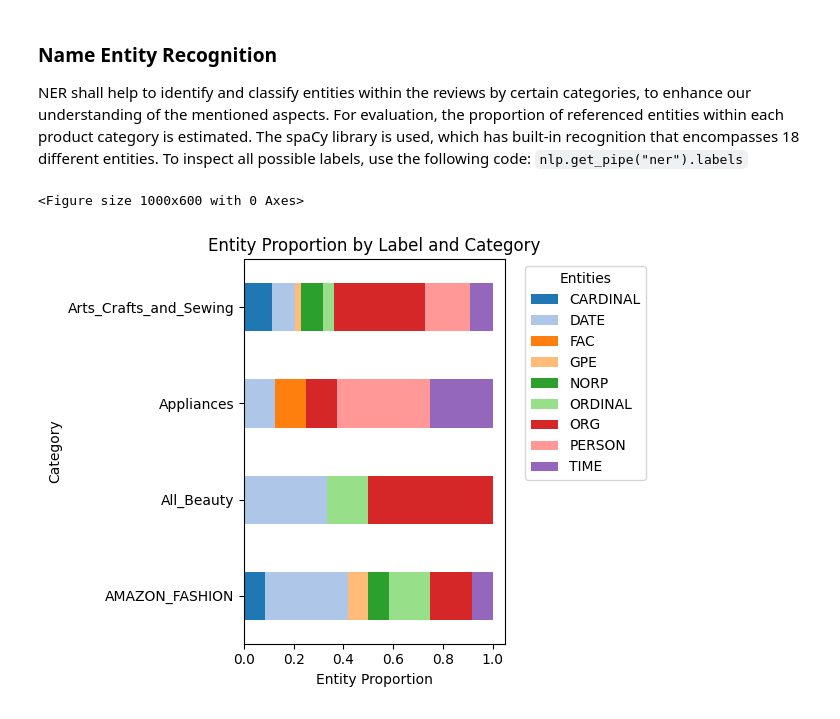
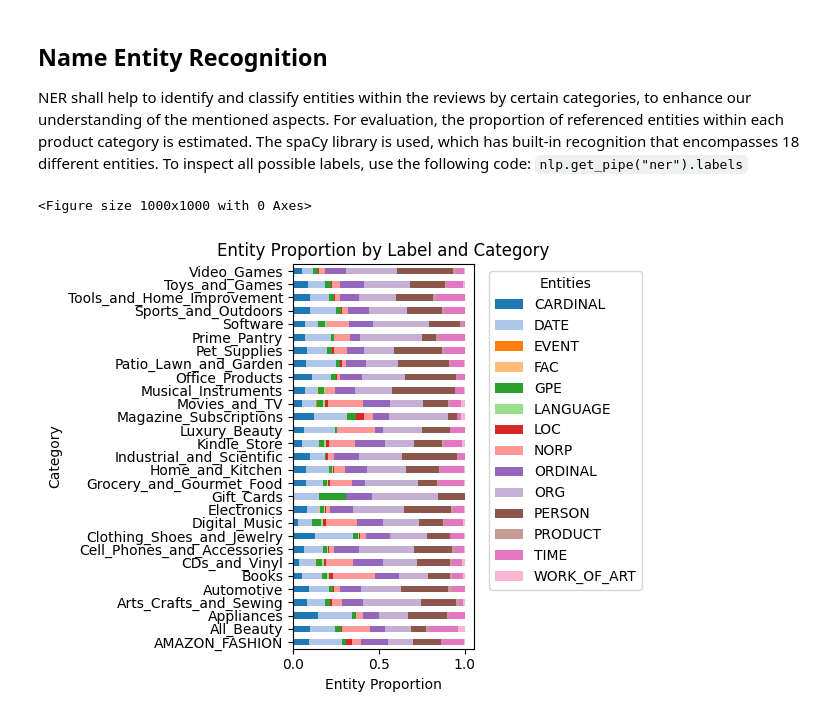
Before and after one commit to mkleinegger/amazon-reviews-sentinent-analysis, a Jupyter notebook: 3.3_analysis.ipynb, the cells around one changed output. Cells and saved outputs as stored; diff of their text form; code cells hidden in the pictures.

```diff
--- a/3.3_analysis.ipynb
+++ b/3.3_analysis.ipynb
@@ -13,8 +15,9 @@ from pyspark.sql.types import StringType, MapType
 
 # Load spaCy's pre-trained model for English
 nlp = spacy.load('en_core_web_md')
-spark = SparkSession.builder.master('local[*]').config("spark.driver.memory", "8g").config("spark.executor.memory", "8g").config("spark.memory.offHeap.enabled","true").config("spark.memory.offHeap.size","28g").getOrCreate()
-#categories = ['AMAZON_FASHION', 'All_Beauty', 'Appliances' , 'Arts_Crafts_and_Sewing' , 'Automotive', 'Books', 'CDs_and_Vinyl', 'Cell_Phones_and_Accessories', 'Clothing_Shoes_and_Jewelry', 'Digital_Music', 'Electronics', 'Gift_Cards', 'Grocery_and_Gourmet_Food', 'Home_and_Kitchen', 'Industrial_and_Scientific', 'Kindle_Store', 'Luxury_Beauty', 'Magazine_Subscriptions', 'Movies_and_TV', 'Musical_Instruments', 'Office_Products', 'Patio_Lawn_and_Garden', 'Pet_Supplies', 'Prime_Pantry', 'Software', 'Sports_and_Outdoors', 'Tools_and_Home_Improvement', 'Toys_and_Games', 'Video_Games']
+spark = SparkSession.builder.master('local[*]').config("spark.driver.memory", "6g").config("spark.executor.memory", "6g").config("spark.memory.offHeap.enabled","true").config("spark.memory.offHeap.size","20g").getOrCreate()
+categories = ['AMAZON_FASHION', 'All_Beauty', 'Appliances' , 'Arts_Crafts_and_Sewing' , 'Automotive', 'Books', 'CDs_and_Vinyl', 'Cell_Phones_and_Accessories', 'Clothing_Shoes_and_Jewelry', 'Digital_Music', 'Electronics', 'Gift_Cards', 'Grocery_and_Gourmet_Food', 'Home_and_Kitchen', 'Industrial_and_Scientific', 'Kindle_Store', 'Luxury_Beauty', 'Magazine_Subscriptions', 'Movies_and_TV', 'Musical_Instruments', 'Office_Products', 'Patio_Lawn_and_Garden', 'Pet_Supplies', 'Prime_Pantry', 'Software', 'Sports_and_Outdoors', 'Tools_and_Home_Improvement', 'Toys_and_Games', 'Video_Games']
+#categories = ['AMAZON_FASHION', 'All_Beauty', 'Appliances' , 'Arts_Crafts_and_Sewing']
 # %% [output]
 Setting default log level to "WARN".
 To adjust logging level use sc.setLogLevel(newLevel). For SparkR, use setLogLevel(newLevel).
@@ -24,5 +30,4 @@ To adjust logging level use sc.setLogLevel(newLevel). For SparkR, use setLogLeve
 # %%
-categories = ['AMAZON_FASHION', 'All_Beauty', 'Appliances' , 'Arts_Crafts_and_Sewing' ]
 def lemmatize_text_spacy(text):
     doc = nlp(text)
     lemmatized_words = [token.lemma_ for token in doc if not token.is_stop]
@@ -31,12 +36,6 @@ def lemmatize_text_spacy(text):
 lemmatize_udf = udf(lemmatize_text_spacy, StringType())
 
 
-def get_label_entities_with_counts(text):
-    doc = nlp(text)
-    ner_counter = Counter([ent.label_ for ent in doc.ents])
-    return dict(ner_counter)
-# Register UDF for counting NER
-get_label_entities_udf = udf(get_label_entities_with_counts, MapType(StringType(), StringType()))
 
 def get_entities_with_counts(text):
     doc = nlp(text)
@@ -57,7 +58,7 @@ for category in categories:
 
     # Sample fraction of the DataFrame
     print("--- sampling ---")
-    df_spark = spark_data.select("reviewText", "overall", "vote").sample(False, 0.0001)
+    df_spark = spark_data.select("reviewText", "overall", "vote").sample(False, 0.001)
 
     # Filter out rows where "reviewText" is null
     print("--- filtering null values ---")
@@ -144,5 +179,5 @@ plt.show()
 # %% [markdown]
-### Name Entity Recognition
+## Name Entity Recognition
 NER shall help to identify and classify entities within the reviews by certain categories, to enhance our understanding of the mentioned aspects.
 For evaluation, the proportion of referenced entities within each product category is estimated. The spaCy library is used, which has built-in recognition that encompasses 18 different entities. To inspect all possible labels, use the following code:
 `nlp.get_pipe("ner").labels`
@@ -176,14 +211,14 @@ stacked_df = entitiy_proportions.pivot(index='category', columns='Entity Label',
 # %%
 # Create a stacked horizontal barplot
 sns.set_palette("tab20")
-plt.figure(figsize=(10, 6))
+plt.figure(figsize=(10, 10))
 stacked_df.plot(kind='barh', stacked=True)
 plt.legend(bbox_to_anchor=(1.05, 1), loc='upper left', title='Entities')
 plt.title('Entity Proportion by Label and Category')
 plt.xlabel("Entity Proportion")
 plt.ylabel("Category")
 plt.tight_layout()
 plt.show()
 # %% [output]
-<Figure size 1000x600 with 0 Axes>
+<Figure size 1000x1000 with 0 Axes>
-[figure, old version]
+[figure, new version]
```
Also changed, not shown: parts of 7 cells of this notebook.
